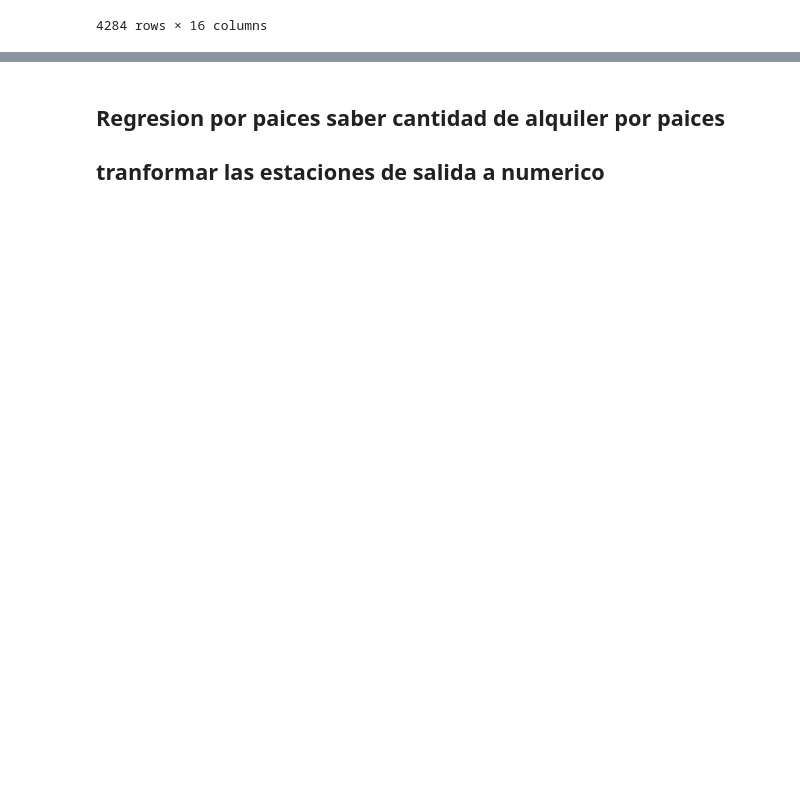
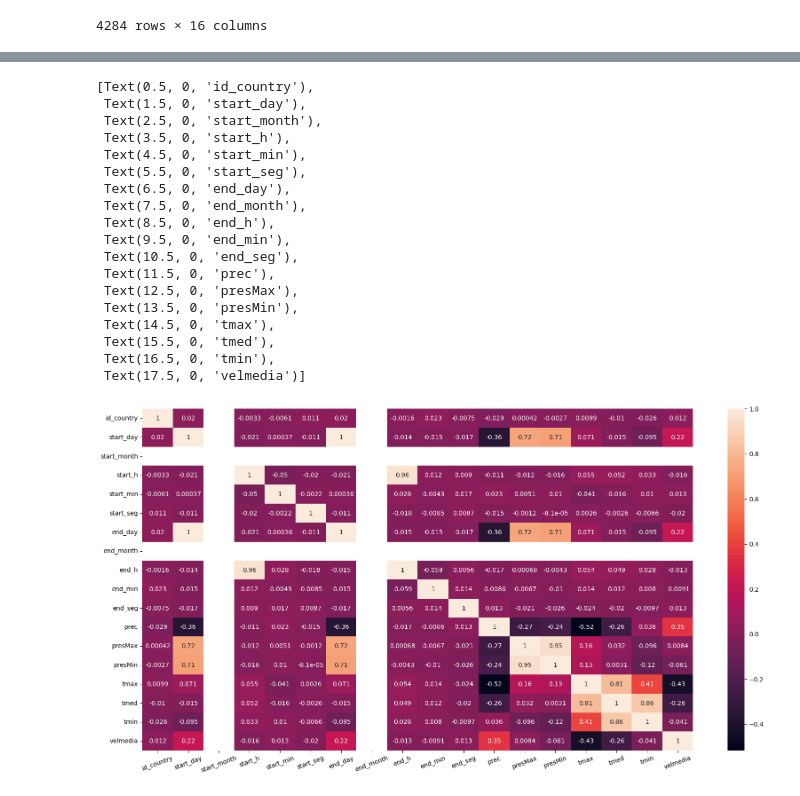
Before and after one commit to pablopuch/sagulpa_final, a Jupyter notebook: sagulpa.ipynb, the cells around one changed output, grey strips where cells are left out. Cells and saved outputs as stored; diff of their text form; code cells hidden in the pictures; blank space fills up the shorter version.

```diff
--- a/sagulpa.ipynb
+++ b/sagulpa.ipynb
@@ -95,3 +103,26 @@ df_sagulpa
-# %% [markdown]
-## Regresion por paices saber cantidad de alquiler por paices
-## tranformar las estaciones de salida a numerico
+# %%
+fig, ax = plt.subplots(nrows=1, ncols=1, figsize=(20, 10))
+sns.heatmap(df_sagulpa.corr(), annot=True)
+
+# Ajustar las etiquetas del eje x en horizontal
+ax.set_xticklabels(ax.get_xticklabels(), rotation=20)
+# %% [output]
+[Text(0.5, 0, 'id_country'),
+ Text(1.5, 0, 'start_day'),
+ Text(2.5, 0, 'start_month'),
+ Text(3.5, 0, 'start_h'),
+ Text(4.5, 0, 'start_min'),
+ Text(5.5, 0, 'start_seg'),
+ Text(6.5, 0, 'end_day'),
+ Text(7.5, 0, 'end_month'),
+ Text(8.5, 0, 'end_h'),
+ Text(9.5, 0, 'end_min'),
+ Text(10.5, 0, 'end_seg'),
+ Text(11.5, 0, 'prec'),
+ Text(12.5, 0, 'presMax'),
+ Text(13.5, 0, 'presMin'),
+ Text(14.5, 0, 'tmax'),
+ Text(15.5, 0, 'tmed'),
+ Text(16.5, 0, 'tmin'),
+ Text(17.5, 0, 'velmedia')]
+[figure, added]
```
Also changed, not shown: parts of 17 cells of this notebook, 3 other files.
